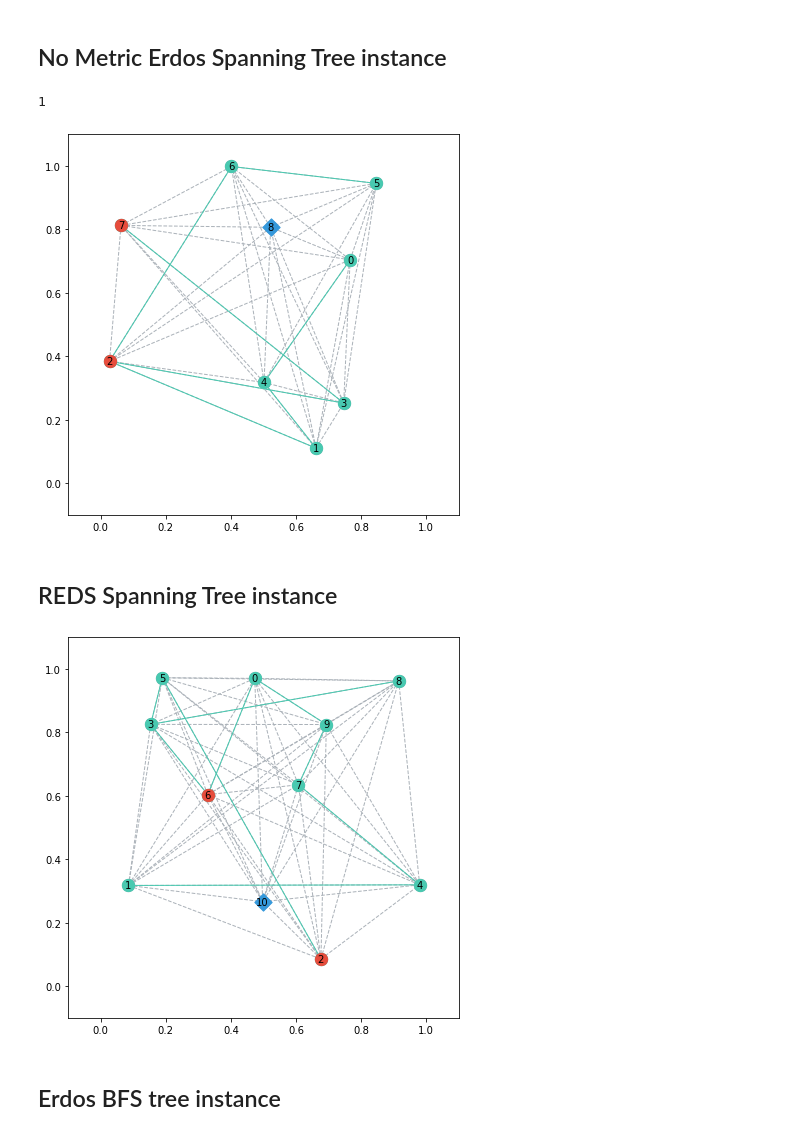
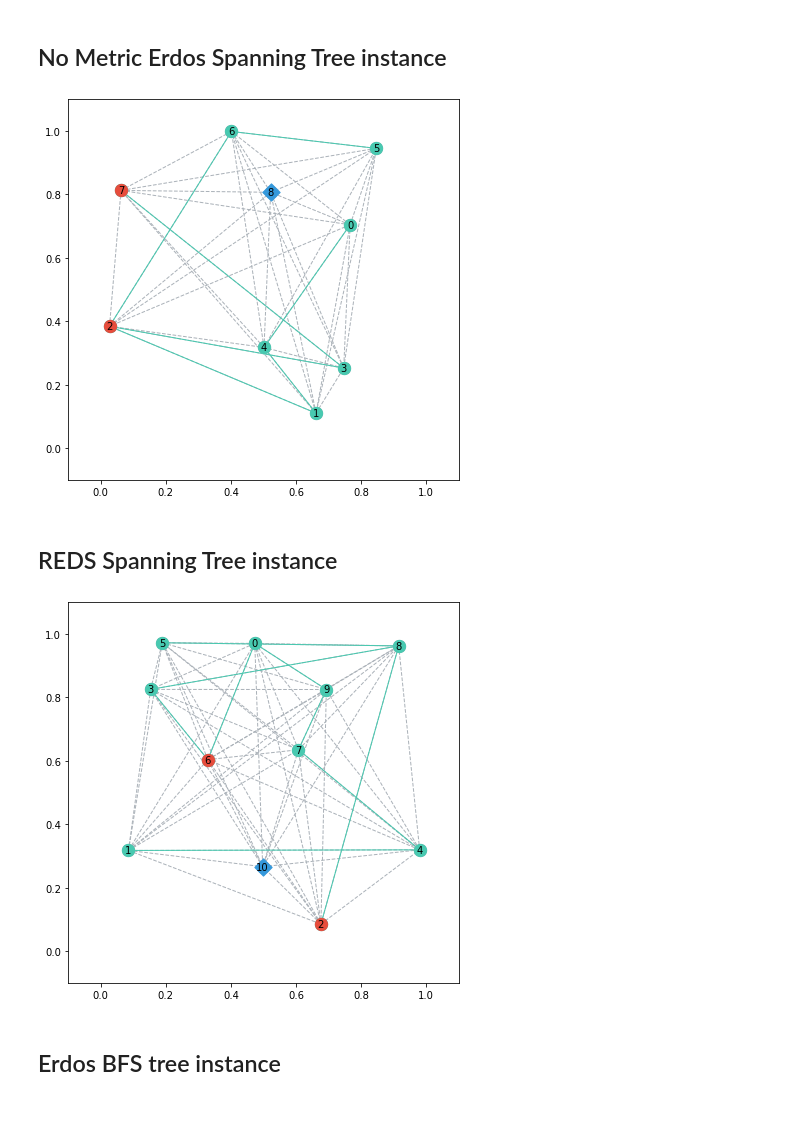
Before and after one commit to omargup/moving_firefighter_problem_generator, a Jupyter notebook: tutorial.ipynb, the cells around one changed output. Cells and saved outputs as stored; diff of their text form; code cells hidden in the pictures.

```diff
--- a/tutorial.ipynb
+++ b/tutorial.ipynb
@@ -180,28 +177,27 @@ burnt_nodes =  2
 connected = False
 seed = 17
 
-x = wfp.nm_erdos_stree(n, p, dist_interval, dim, fighter_pos, burnt_nodes, connected, seed)
-wfp.draw_ffp(x)
+x = mfp.nm_erdos_stree(n, p, dist_interval, dim, fighter_pos, burnt_nodes, connected, seed)
+mfp.draw_ffp(x)
 # %% [output]
-1
 [figure]
 # %% [markdown]
 ## REDS Spanning Tree instance
 # %%
 n = 10
 R = 0.8
 E = 0.7
 S = 0.5
 t = 30  # seconds
 dim =  2
 fighter_pos = None
 burnt_nodes =  2
 seed = 50
 
-x = wfp.reds_stree(n, R, E, S, t, dim, fighter_pos, burnt_nodes, seed)
-wfp.draw_ffp(x)
+x = mfp.reds_stree(n, R, E, S, t, dim, fighter_pos, burnt_nodes, seed)
+mfp.draw_ffp(x)
 # %% [output]
-[figure, old version]
+[figure, new version]
 # %% [markdown]
 ## Erdos BFS tree instance
 # %%
```
Also changed, not shown: parts of 9 cells of this notebook.
